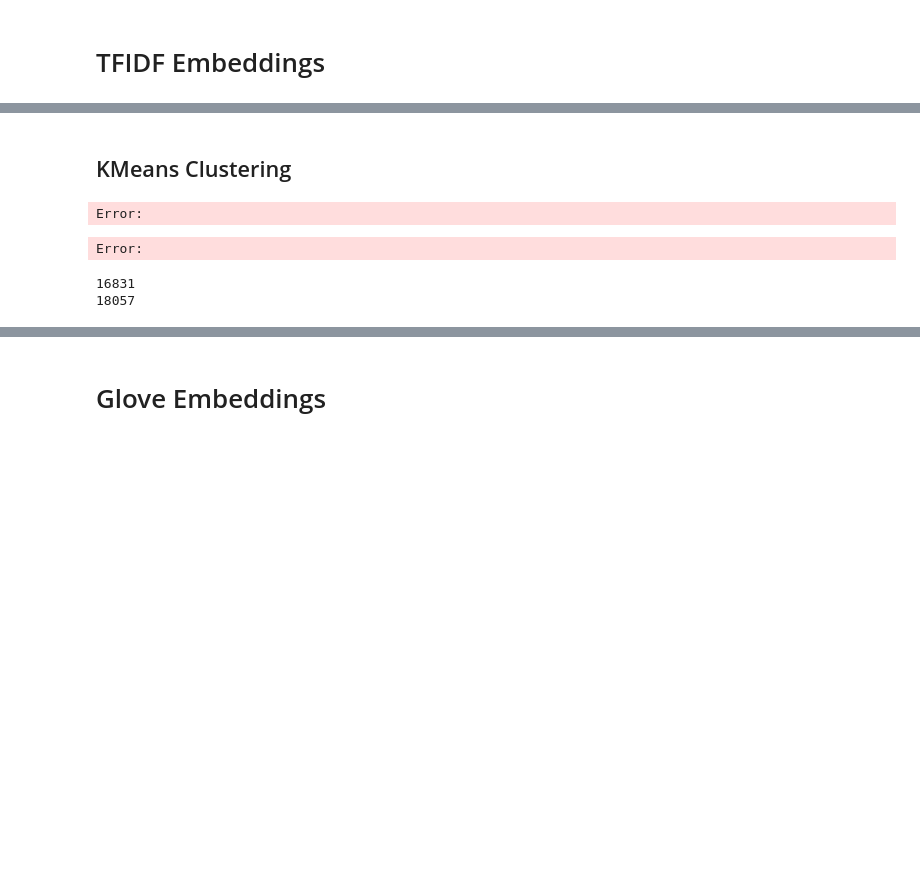
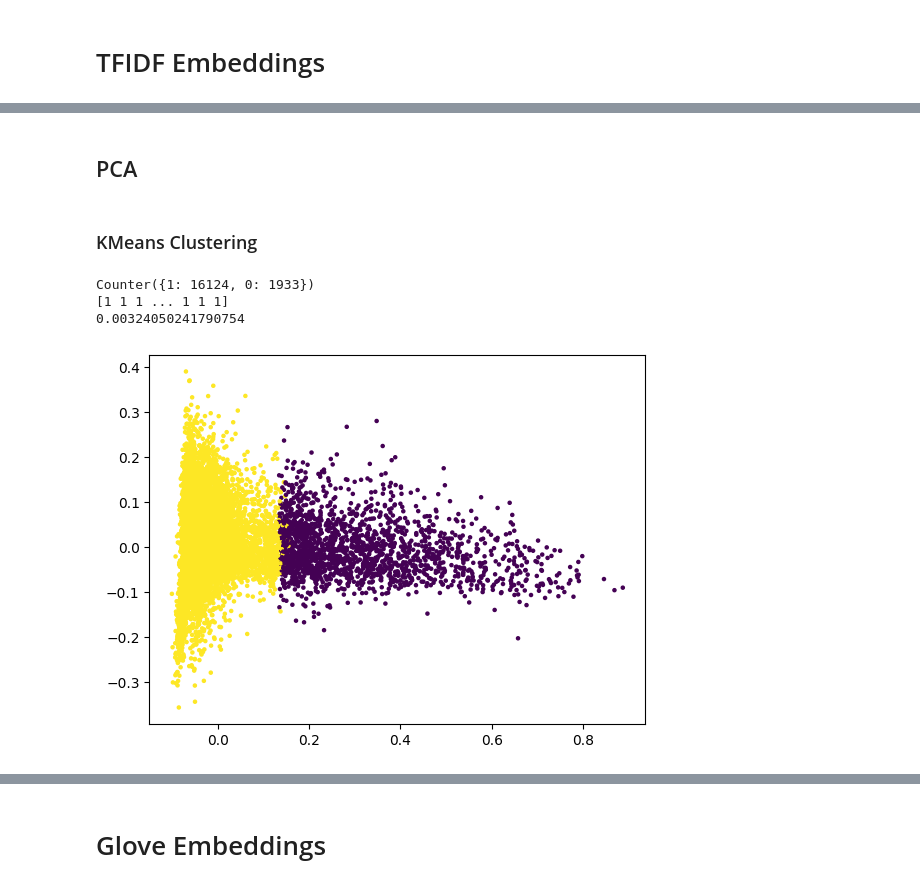
Before and after one commit to arjunality/twitter_data_analysis, a Jupyter notebook: v2/codefiles/data_sentiment_analysis_v2.ipynb, the cells around one changed output, grey strips where cells are left out. Saved outputs shown, nothing was run; the diff lists cells and outputs as text; code cells hidden in the pictures; blank space fills up the shorter version.

```diff
--- a/v2/codefiles/data_sentiment_analysis_v2.ipynb
+++ b/v2/codefiles/data_sentiment_analysis_v2.ipynb
@@ -107,17 +110,5 @@ def get_nltk_sentiment(tweet):
         sentiment = -1
     return sentiment
 
-def get_nltk_sentiment_with_neutral(tweet):
-    sia  = SentimentIntensityAnalyzer()
-    compound = sia.polarity_scores(tweet)['compound']
-    if compound > 0:
-        sentiment = 1
-    elif compound < 0:
-        sentiment = -1
-    else:
-        sentiment = 0
-    return sentiment
-
 tweets_sentiment_df['sentiment_nltk'] = tweets_sentiment_df.apply(lambda x: get_nltk_sentiment(x['tweet']), axis=1)
-tweets_sentiment_df['sentiment_nltk_w_neutral'] = tweets_sentiment_df.apply(lambda x: get_nltk_sentiment(x['tweet']), axis=1)
 tweets_sentiment_df.head()
@@ -132,2 +124,17 @@ NameError: name 'TfidfVectorizer' is not defined
+# %%
+tfidf = TfidfVectorizer()
+tfidf_embeddings = tfidf.fit_transform(tweets_sentiment_df['tweet'])
+
+#PCA
+tfidf_embeddings = np.asarray(tfidf_embeddings.todense())
+tfidf_embeddings_pca = PCA(n_components=100).fit_transform(tfidf_embeddings)
+tfidf_embeddings_pca.shape
+
+#NMF
+k = 100
+nmf = NMF(n_components=k)
+tfidf_embeddings_nmf = nmf.fit_transform(tfidf_embeddings)
+# %% [markdown]
+## PCA
 # %% [markdown]
-## KMeans Clustering
+### KMeans Clustering
@@ -138,27 +141,18 @@ negative_cluster_center = model_tfidf.cluster_centers_[1]
-# %%
-tfidf_labels = model_tfidf.predict(tfidf_embeddings)
-X = np.asarray(tfidf_embeddings.todense())
-
-
-reduced_data = PCA(n_components=2).fit_transform(X)
-# print reduced_data
-labels_color_map = {
-    0: '#20b2aa', 1: '#ff7373'
-}
-fig, ax = plt.subplots()
-for index, instance in enumerate(reduced_data):
-    # print instance, index, labels[index]
-    pca_comp_1, pca_comp_2 = reduced_data[index]
-    color = labels_color_map[tfidf_labels[index]]
-    ax.scatter(pca_comp_1, pca_comp_2, c=color)
-plt.show()
-# %% [output]
-Error:
-Error:
-# %%
-np.unique(tfidf_labels)
-print(sum(tfidf_labels))
-print(len(tfidf_labels))
-# %% [output]
-16831
-18057
+# %%
+kmeans_tfidf = KMeans(n_clusters=2, max_iter=100, random_state=42).fit(X=tfidf_embeddings_pca)
+positive_cluster_center = kmeans_tfidf.cluster_centers_[0]
+negative_cluster_center = kmeans_tfidf.cluster_centers_[1]
+
+tfidf_labels = kmeans_tfidf.predict(tfidf_embeddings_pca)
+plt.scatter(tfidf_embeddings_pca[:,0], tfidf_embeddings_pca[:,1], c=kmeans_tfidf.labels_, cmap='viridis', s=5)
+print(Counter(tfidf_labels))
+print(tfidf_labels)
+tweets_sentiment_df['sentiment_tfidf_kmeans_pca'] = tfidf_labels
+tweets_sentiment_df.replace({'sentiment_tfidf_kmeans_pca': {1: -1}}, inplace=True)
+tweets_sentiment_df.replace({'sentiment_tfidf_kmeans_pca': {0: 1}}, inplace=True)
+print(adjusted_rand_score(tweets_sentiment_df['sentiment_tfidf_kmeans_pca'], tweets_sentiment_df['sentiment_nltk']))
+# %% [output]
+Counter({1: 16124, 0: 1933})
+[1 1 1 ... 1 1 1]
+0.00324050241790754
+[figure, added]
```
Also changed, not shown: parts of 51 cells of this notebook, 3 other files.
